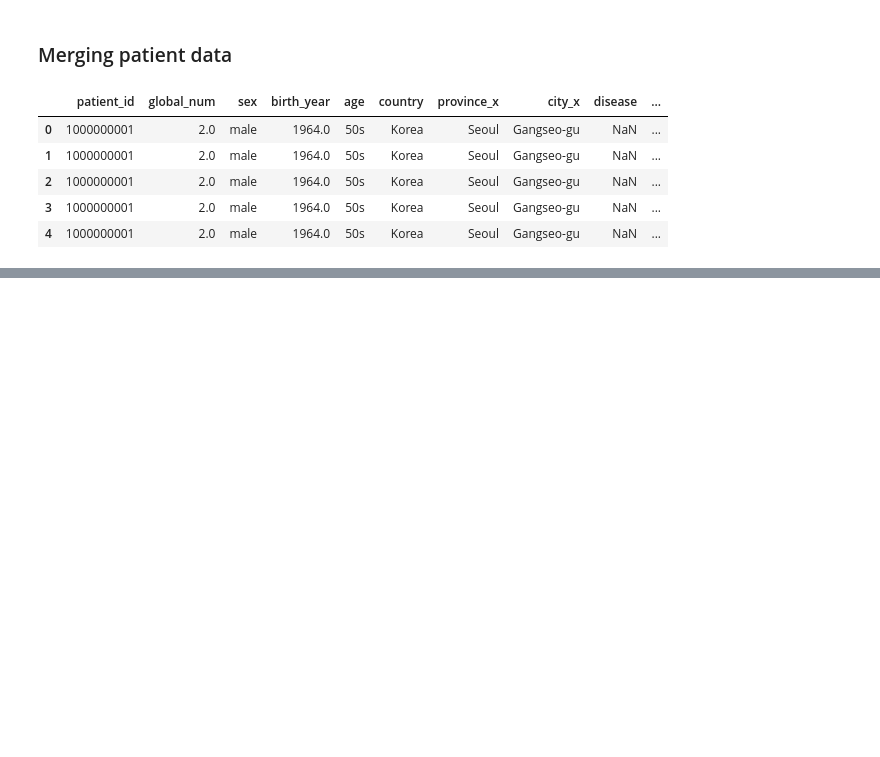
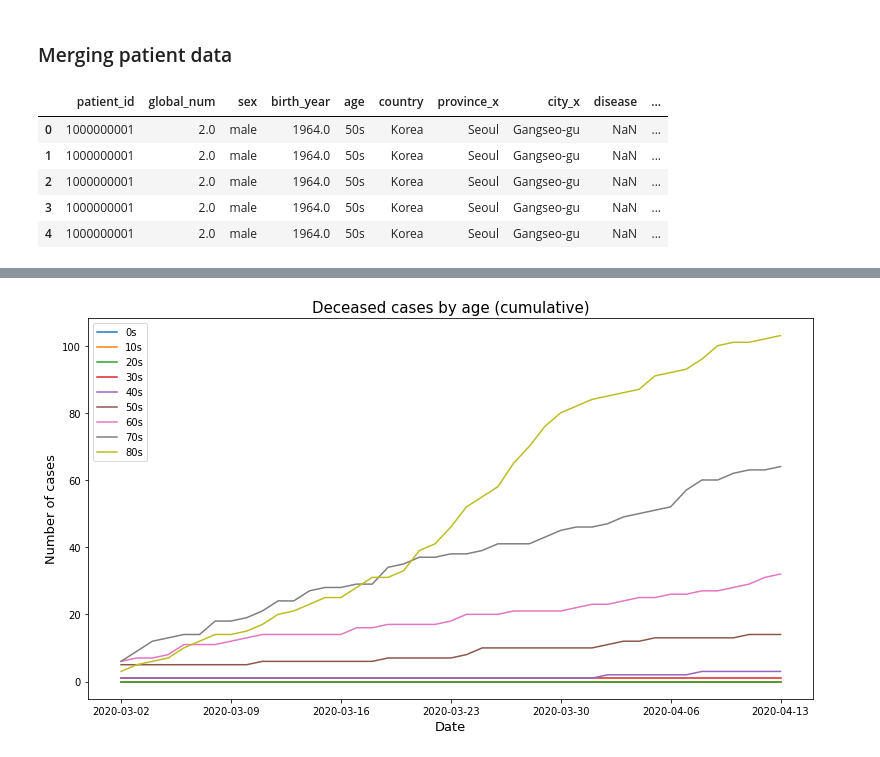
Before and after one commit to chitinglow/Covid19, a Jupyter notebook: COVID19_Exploratory_Analysis.ipynb, the cells around one changed output, grey strips where cells are left out. Saved outputs shown, nothing was run; the diff lists cells and outputs as text; code cells hidden in the pictures; blank space fills up the shorter version.

```diff
--- a/COVID19_Exploratory_Analysis.ipynb
+++ b/COVID19_Exploratory_Analysis.ipynb
@@ -799,0 +887,13 @@ print(patientinfo.shape)
+# %%
+fig, ax = plt.subplots(figsize=(13, 7))
+plt.title('Deceased cases by age (cumulative)', fontsize=15)
+ax.set_xlabel('Date', size=13)
+ax.set_ylabel('Number of cases', size=13)
+deceased_set = timeage.deceased.groupby(timeage.age)
+for deceased_each, age_each in zip(deceased_set, age_list):
+    plt.plot(timeage.date.unique(), deceased_each[1], label=age_each)
+ax.set_xticks(ax.get_xticks()[::7])
+ax.legend()
+plt.show()
+# %% [output]
+[figure, added]
```
Also changed, not shown: parts of 30 cells of this notebook.
